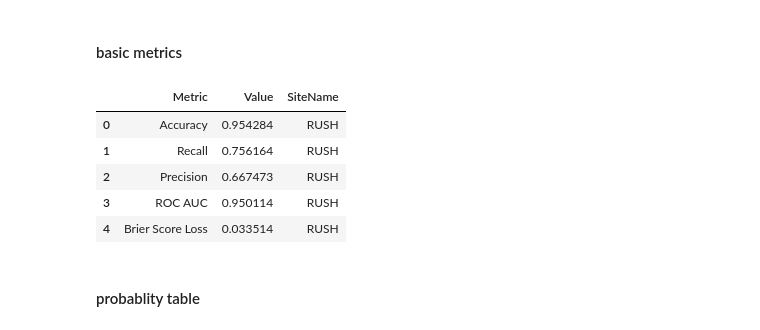
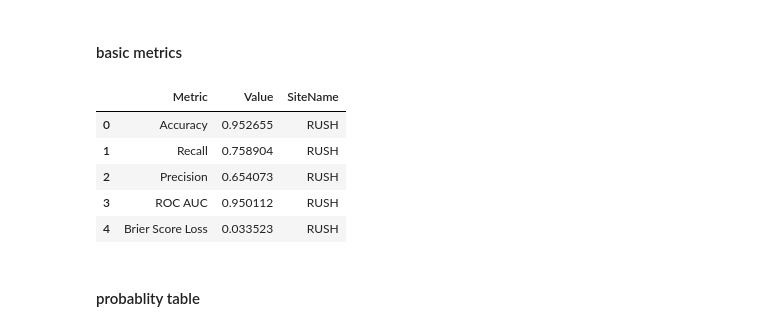
Before and after one commit to kaveriC/CLIF-1.0, a Jupyter notebook: projects/Mortality_model/Inference_py.ipynb, the cells around one changed output. Drawn from its saved outputs; the diff is of its cells as text; code cells hidden in the pictures.

Commit message:
Code updates on table 1, feature distribution etc

```diff
--- a/projects/Mortality_model/Inference_py.ipynb
+++ b/projects/Mortality_model/Inference_py.ipynb
@@ -56,10 +57,10 @@ race_map = {
 ethnicity_map = {
     'Not Hispanic or Latino': 'Not Hispanic or Latino',
     'Hispanic or Latino': 'Hispanic or Latino',
-    'Did Not Encounter': 'Others',
-    'Refusal': 'Others',
-    '*Unspecified': 'Others',
-    np.nan: 'Others'
+    'Did Not Encounter': 'Not Hispanic or Latino',
+    'Refusal': 'Not Hispanic or Latino',
+    '*Unspecified': 'Not Hispanic or Latino',
+    np.nan: 'Not Hispanic or Latino'
 }
 
 finetune=True
@@ -152,7 +179,7 @@ icu_48hr_check = icu_data[
     (icu_data['location_category'] == 'ICU') &
     (icu_data['in_dttm'] >= icu_data['admission_dttm']) &
     (icu_data['in_dttm'] <= icu_data['admission_dttm'] + pd.Timedelta(hours=48)) &
-    (icu_data['in_dttm'].dt.year >= 2020) & (icu_data['in_dttm'].dt.year <= 2021) &
+    (icu_data['admission_dttm'].dt.year >= 2020) & (icu_data['admission_dttm'].dt.year <= 2021) &
     (icu_data['age_at_admission'] >= 18) & (icu_data['age_at_admission'].notna())
 ]['encounter_id'].unique()
 
@@ -191,17 +218,17 @@ icu_data=icu_data[(icu_data['min_icu']==icu_data['group_id']) &
 
 icu_data['after_24hr']=icu_data['min_in_dttm'] + pd.Timedelta(hours=24)
 
-icu_data=icu_data[['encounter_id','min_in_dttm','after_24hr','age','dispo']]
+icu_data=icu_data[['encounter_id','min_in_dttm','max_out_dttm','after_24hr','age','dispo']]
 
 icu_data=pd.merge(icu_data,\
-                  demog, on=['encounter_id'], how='left')[['encounter_id','min_in_dttm','after_24hr','age','dispo','sex','ethnicity','race']]
+                  demog, on=['encounter_id'], how='left')[['encounter_id','min_in_dttm','after_24hr','max_out_dttm','age','dispo','sex','ethnicity','race']]
 icu_data=icu_data[~icu_data['sex'].isna()].reset_index(drop=True)
 icu_data['isfemale']=(icu_data['sex'].str.lower() == 'female').astype(int)
-icu_data['isdeathdispo'] = (icu_data['dispo'].str.contains('dead|expired', case=False, regex=True)).astype(int)
+icu_data['isdeathdispo'] = (icu_data['dispo'].str.contains('dead|expired|death|died', case=False, regex=True)).astype(int)
 
 icu_data['ethnicity'] = icu_data['ethnicity'].map(ethnicity_map)
 icu_data['race'] = icu_data['race'].map(race_map)
-
+icu_data['ICU_stay_hrs']= (icu_data['max_out_dttm'] - icu_data['min_in_dttm']).dt.total_seconds() / 3600
 
 del location,encounter,limited,demog
 # %% [markdown]
@@ -348,33 +437,33 @@ model=lgb.Booster(model_file=f'{root_location}/projects/Mortality_model/models/l
 # %%
 X_test=icu_data[model_col]
 y_test=icu_data['isdeathdispo']
 
 y_pred_proba = model.predict(X_test)
 icu_data['pred_proba'] = y_pred_proba
 
-thr=0.194
+thr=0.190
 accuracy = accuracy_score(y_test, (y_pred_proba >= thr).astype(int))
 recall = recall_score(y_test, (y_pred_proba >= thr).astype(int))
 precision = precision_score(y_test, (y_pred_proba >= thr).astype(int))
 roc_auc = roc_auc_score(y_test, y_pred_proba)
 brier_score = brier_score_loss(y_test, y_pred_proba)
 
 
 results_Metric = pd.DataFrame({
     'Metric': ['Accuracy', 'Recall', 'Precision', 'ROC AUC', 'Brier Score Loss'],
     'Value': [accuracy, recall, precision, roc_auc, brier_score],
     'SiteName': [f'{site_name}'] * 5
 })
 
 results_Metric.to_csv(f'{output_directory}/result_metrics_{site_name}.csv',index=False)
 results_Metric
 # %% [output]
 |  | Metric | Value | SiteName |
-| 0 | Accuracy | 0.954284 | RUSH |
-| 1 | Recall | 0.756164 | RUSH |
-| 2 | Precision | 0.667473 | RUSH |
-| 3 | ROC AUC | 0.950114 | RUSH |
-| 4 | Brier Score Loss | 0.033514 | RUSH |
+| 0 | Accuracy | 0.952655 | RUSH |
+| 1 | Recall | 0.758904 | RUSH |
+| 2 | Precision | 0.654073 | RUSH |
+| 3 | ROC AUC | 0.950112 | RUSH |
+| 4 | Brier Score Loss | 0.033523 | RUSH |
 # %% [markdown]
 #### probablity table
 # %%
```
Also changed, not shown: parts of 10 cells of this notebook, 3 other files.
